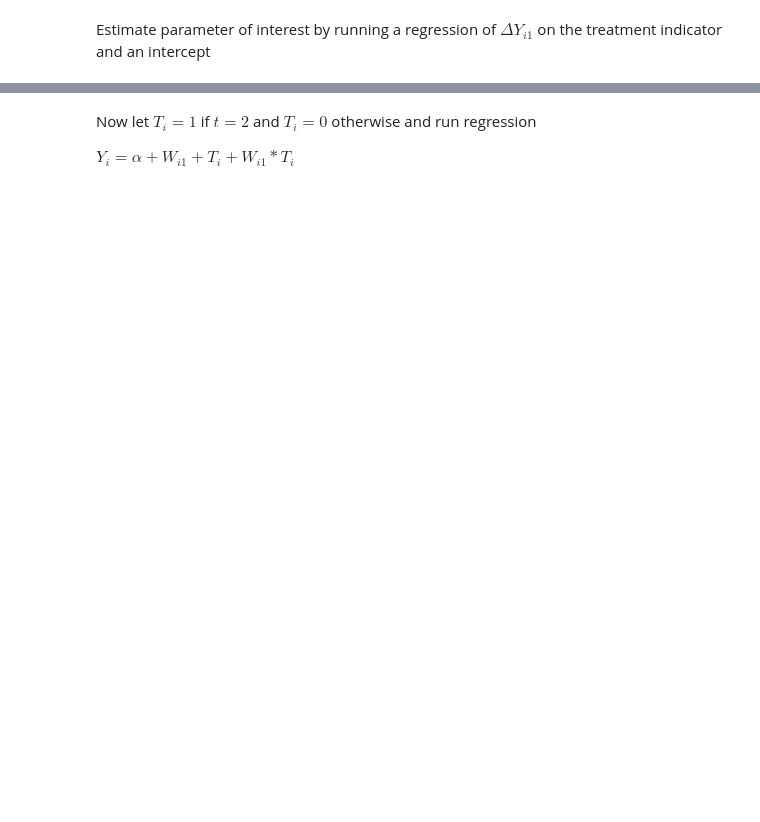
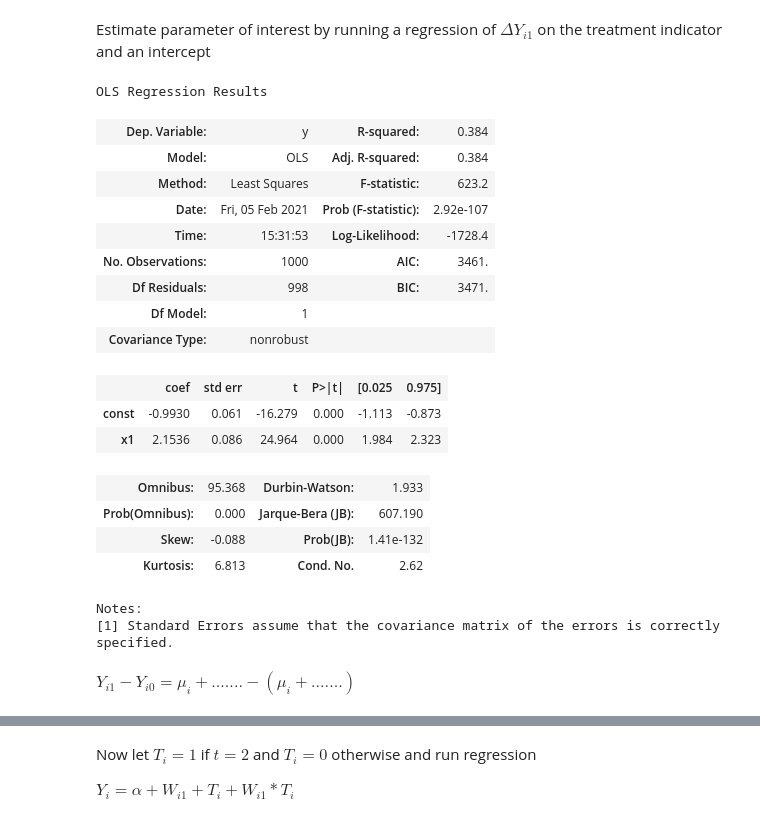
Before and after one commit to Asunafyc/big-data-econometrics, a Jupyter notebook: notebooks/Lecture 4 - diff-in-diff.ipynb, the cells around one changed output, grey strips where cells are left out. Drawn from its saved outputs; the diff is of its cells as text; code cells hidden in the pictures; blank space fills up the shorter version.

```diff
--- a/notebooks/Lecture 4 - diff-in-diff.ipynb
+++ b/notebooks/Lecture 4 - diff-in-diff.ipynb
@@ -210,6 +300,28 @@ Wmod = copy.deepcopy(W)
 Wmod[:,0] = 1
 model = sm.OLS(Ydiff,Wmod)
 # %%
-# res = model.fit()
-# res.summary()
+res = model.fit()
+res.summary()
+# %% [output]
+OLS Regression Results
+| Dep. Variable: | y | R-squared: | 0.384 |
+| Model: | OLS | Adj. R-squared: | 0.384 |
+| Method: | Least Squares | F-statistic: | 623.2 |
+| Date: | Fri, 05 Feb 2021 | Prob (F-statistic): | 2.92e-107 |
+| Time: | 15:31:53 | Log-Likelihood: | -1728.4 |
+| No. Observations: | 1000 | AIC: | 3461. |
+| Df Residuals: | 998 | BIC: | 3471. |
+| Df Model: | 1 |  |  |
+| Covariance Type: | nonrobust |  |  |
+|  | coef | std err | t | P>|t| | [0.025 | 0.975] |
+| const | -0.9930 | 0.061 | -16.279 | 0.000 | -1.113 | -0.873 |
+| x1 | 2.1536 | 0.086 | 24.964 | 0.000 | 1.984 | 2.323 |
+| Omnibus: | 95.368 | Durbin-Watson: | 1.933 |
+| Prob(Omnibus): | 0.000 | Jarque-Bera (JB): | 607.190 |
+| Skew: | -0.088 | Prob(JB): | 1.41e-132 |
+| Kurtosis: | 6.813 | Cond. No. | 2.62 |
+Notes:
+[1] Standard Errors assume that the covariance matrix of the errors is correctly specified.
+# %% [markdown]
+$Y_{i1} - Y_{i0} = \mu_i + ....... - (\mu_i + .......)$
 # %%
```
Also changed, not shown: parts of 17 cells of this notebook.
